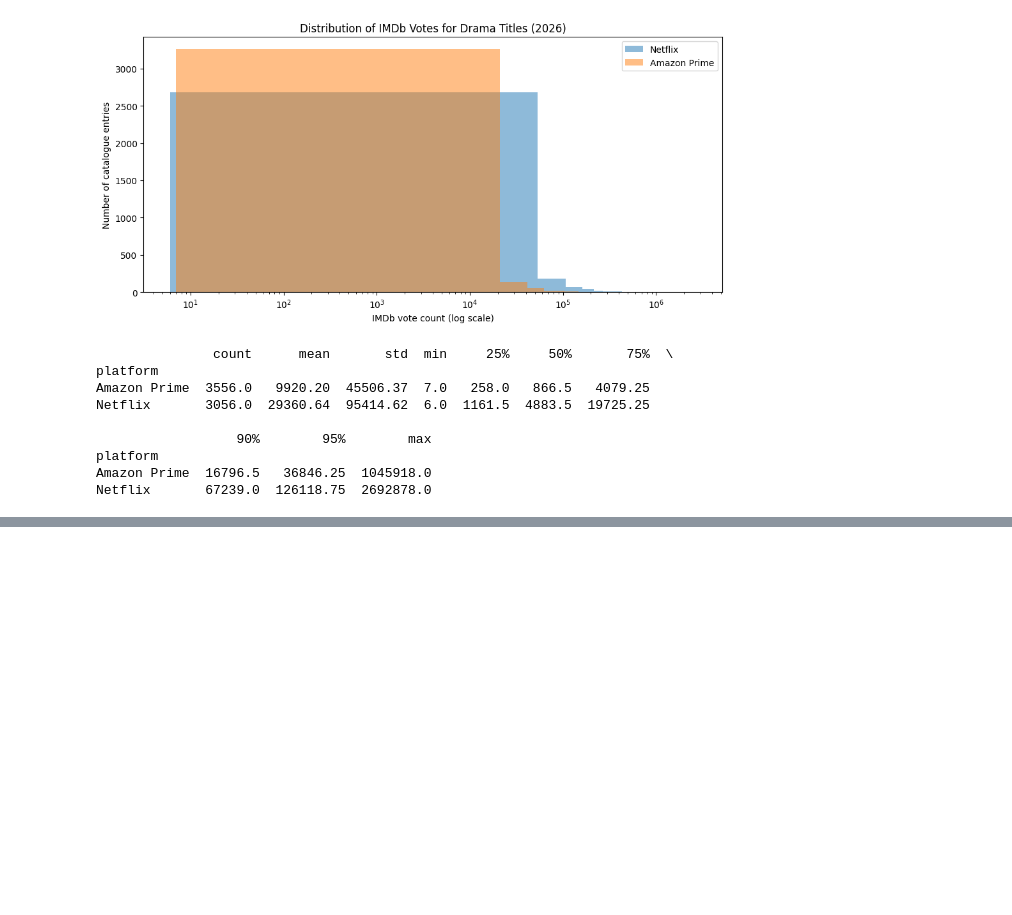
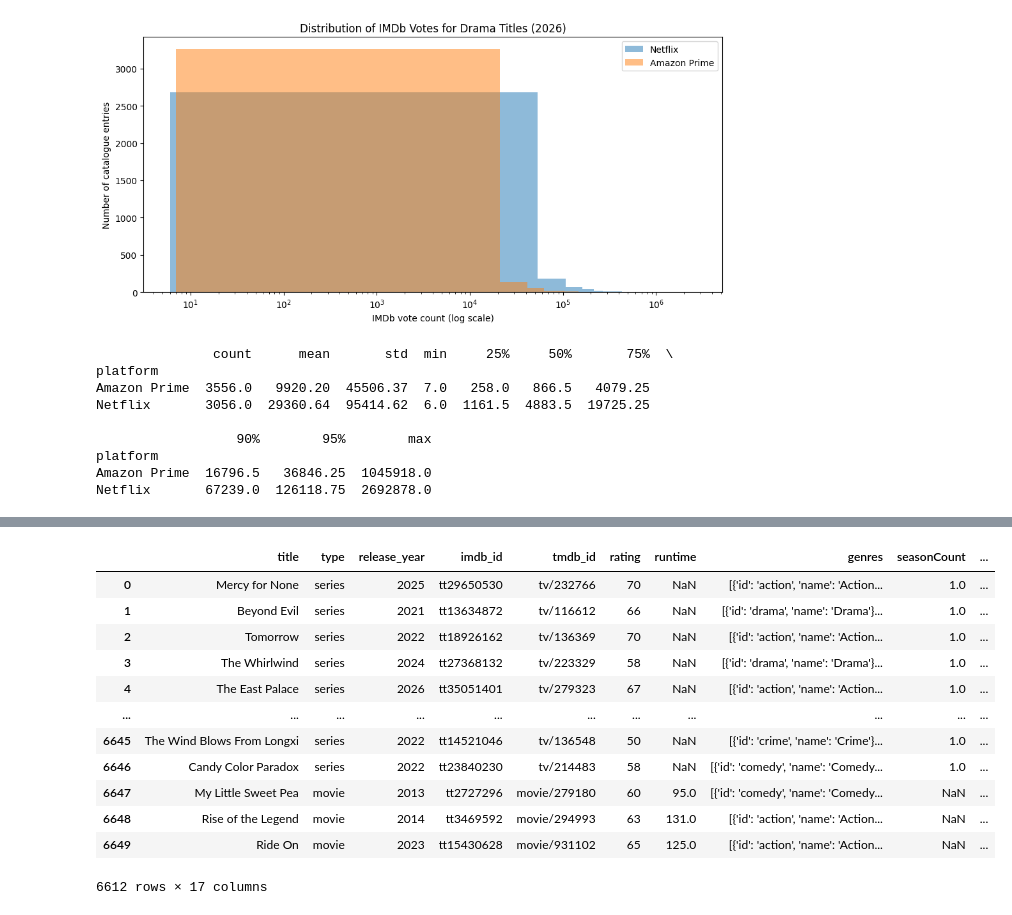
Before and after one commit to DianaAleks/streaming-services-enshittification-study, a Jupyter notebook: analysis_netflix_amazon_prime_2026.ipynb, the cells around one changed output, grey strips where cells are left out. Cells and saved outputs as stored; diff of their text form; code cells hidden in the pictures; blank space fills up the shorter version.

```diff
--- a/analysis_netflix_amazon_prime_2026.ipynb
+++ b/analysis_netflix_amazon_prime_2026.ipynb
@@ -957,0 +871,17 @@ Netflix      1–10                       2         5.90           5.90
+# %%
+# Checking dataframe
+rating_data
+# %% [output]
+|  | title | type | release_year | imdb_id | tmdb_id | rating | runtime | genres | seasonCount | ... |
+| 0 | Mercy for None | series | 2025 | tt29650530 | tv/232766 | 70 | NaN | [{'id': 'action', 'name': 'Action... | 1.0 | ... |
+| 1 | Beyond Evil | series | 2021 | tt13634872 | tv/116612 | 66 | NaN | [{'id': 'drama', 'name': 'Drama'}... | 1.0 | ... |
+| 2 | Tomorrow | series | 2022 | tt18926162 | tv/136369 | 70 | NaN | [{'id': 'action', 'name': 'Action... | 1.0 | ... |
+| 3 | The Whirlwind | series | 2024 | tt27368132 | tv/223329 | 58 | NaN | [{'id': 'drama', 'name': 'Drama'}... | 1.0 | ... |
+| 4 | The East Palace | series | 2026 | tt35051401 | tv/279323 | 67 | NaN | [{'id': 'action', 'name': 'Action... | 1.0 | ... |
+| ... | ... | ... | ... | ... | ... | ... | ... | ... | ... | ... |
+| 6645 | The Wind Blows From Longxi | series | 2022 | tt14521046 | tv/136548 | 50 | NaN | [{'id': 'crime', 'name': 'Crime'}... | 1.0 | ... |
+| 6646 | Candy Color Paradox | series | 2022 | tt23840230 | tv/214483 | 58 | NaN | [{'id': 'comedy', 'name': 'Comedy... | 1.0 | ... |
+| 6647 | My Little Sweet Pea | movie | 2013 | tt2727296 | movie/279180 | 60 | 95.0 | [{'id': 'comedy', 'name': 'Comedy... | NaN | ... |
+| 6648 | Rise of the Legend | movie | 2014 | tt3469592 | movie/294993 | 63 | 131.0 | [{'id': 'action', 'name': 'Action... | NaN | ... |
+| 6649 | Ride On | movie | 2023 | tt15430628 | movie/931102 | 65 | 125.0 | [{'id': 'action', 'name': 'Action... | NaN | ... |
+6612 rows × 17 columns
```
Also changed, not shown: parts of 32 cells of this notebook.
